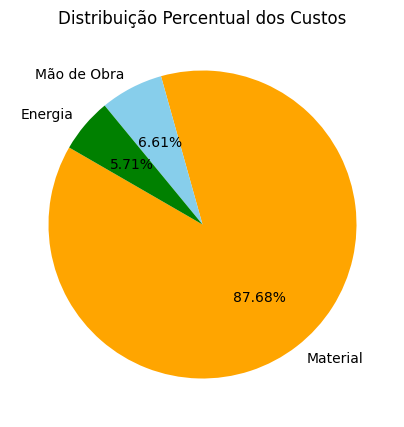
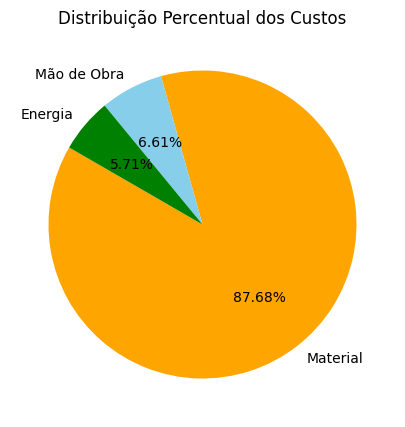
Code edit (unified diff) that turned the first committed figure into the second:
--- before
+++ after
@@ -1,3 +1,3 @@
-# Dados para o gráfico de pizza
+# Dados para o gráfico de pizza relacionando os tipos de custos da indústria
 labels = ['Material', 'Mão de Obra', 'Energia']
 custos_porcentagens = [custo_total_material_percent,
@@ -6,5 +6,5 @@
 colors = ['orange', 'skyblue', 'green']
 
-plt.figure(figsize=(5, 5))
+plt.figure(figsize=(10, 5))
 plt.pie(custos_porcentagens, labels=labels, colors=colors, autopct='%1.2f%%', startangle=150)
 plt.title('Distribuição Percentual dos Custos')

Commit: Código com pequenas modificações